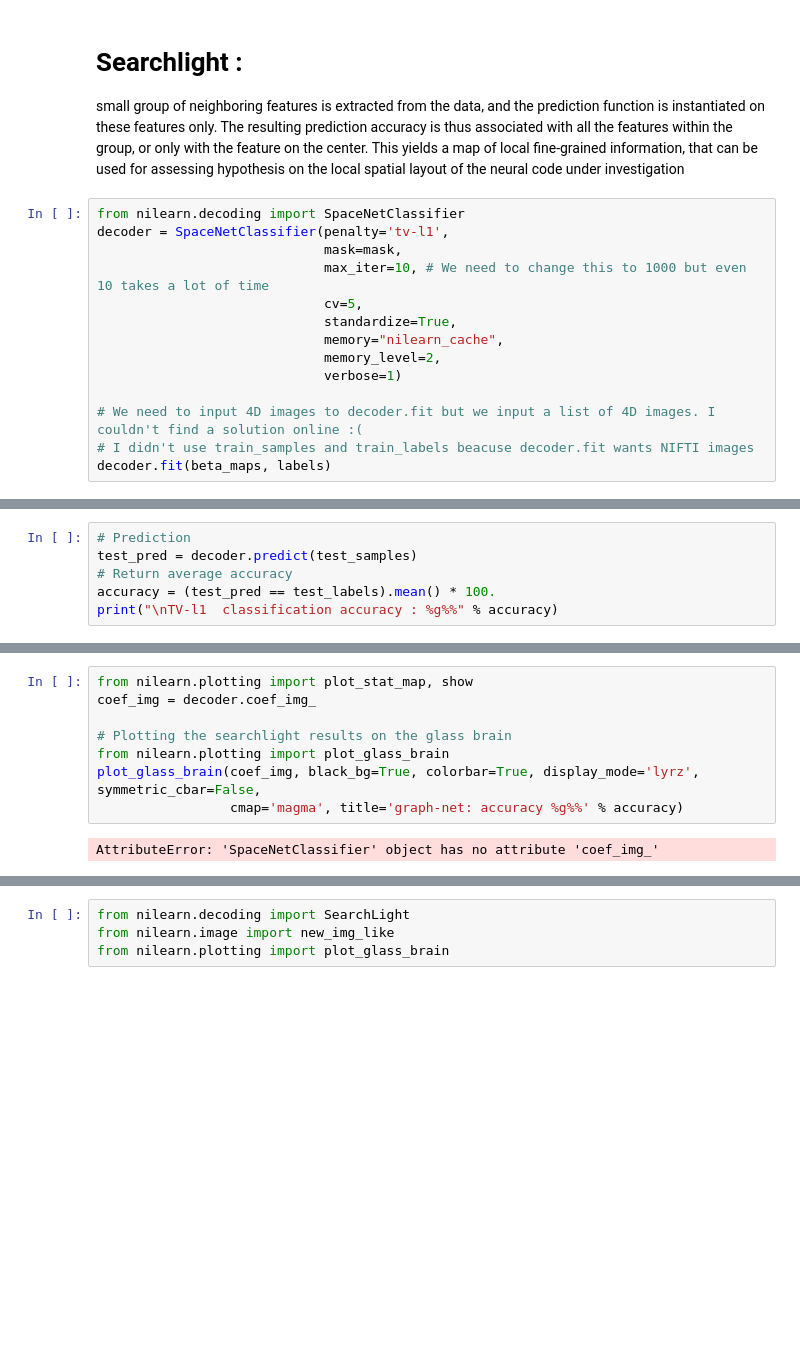
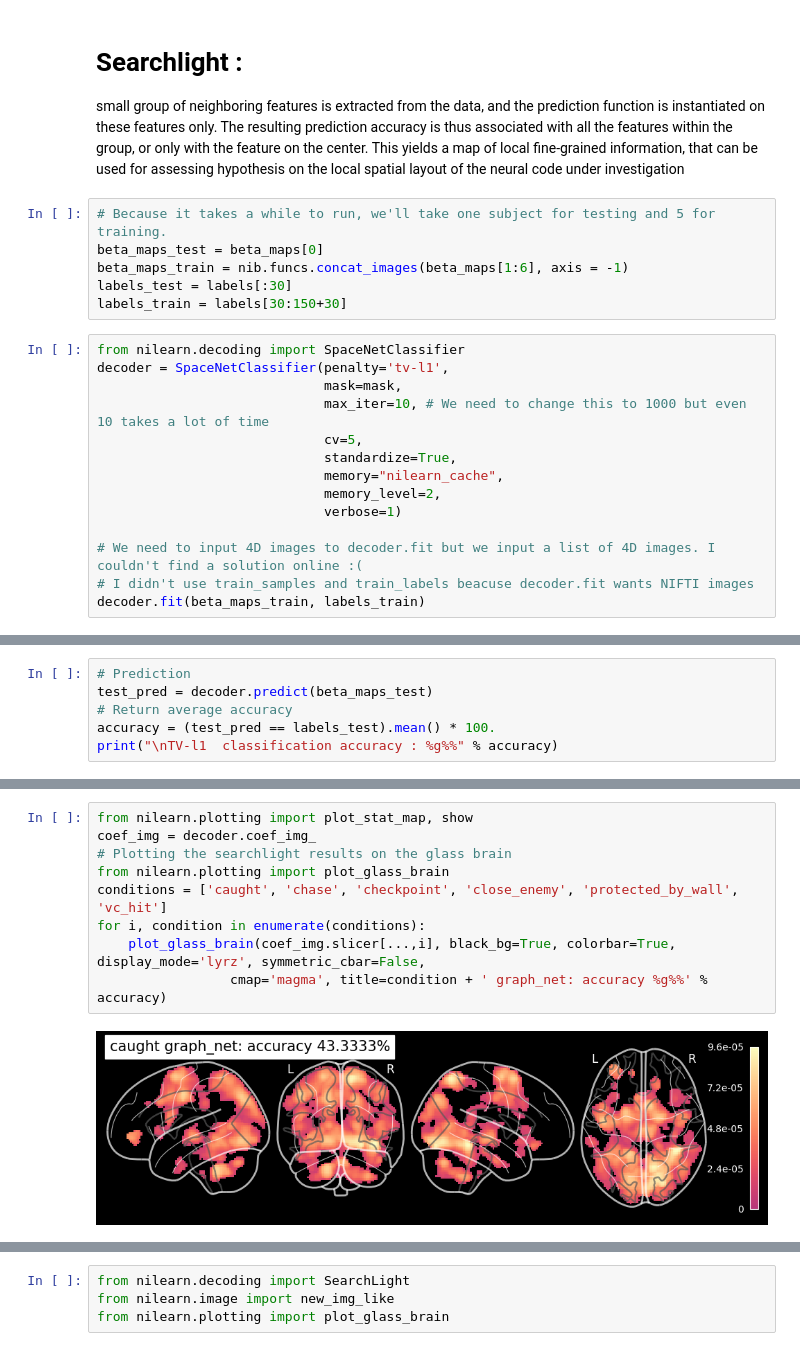
Before and after one commit to Alicia-max/MVPA_fMRI-Analysis, a Jupyter notebook: MVPA.ipynb, the cells around one changed output, grey strips where cells are left out. Saved outputs shown, nothing was run; the diff lists cells and outputs as text; blank space fills up the shorter version.

```diff
--- a/MVPA.ipynb
+++ b/MVPA.ipynb
@@ -300,6 +407,12 @@ for model, score in  dic_cv_scores.items():
 # %% [markdown]
 # Searchlight :
 small group of neighboring features is extracted from the data, and the prediction function is instantiated on these features only. The resulting prediction accuracy is thus associated with all the features within the group, or only with the feature on the center. This yields a map of local fine-grained information, that can be used for assessing hypothesis on the local spatial layout of the neural code under investigation
+# %%
+# Because it takes a while to run, we'll take one subject for testing and 5 for training.
+beta_maps_test = beta_maps[0]
+beta_maps_train = nib.funcs.concat_images(beta_maps[1:6], axis = -1)
+labels_test = labels[:30]
+labels_train = labels[30:150+30]
 # %%
 from nilearn.decoding import SpaceNetClassifier
 decoder = SpaceNetClassifier(penalty='tv-l1',
@@ -313,7 +426,7 @@ decoder = SpaceNetClassifier(penalty='tv-l1',
 
 # We need to input 4D images to decoder.fit but we input a list of 4D images. I couldn't find a solution online :(
 # I didn't use train_samples and train_labels beacuse decoder.fit wants NIFTI images
-decoder.fit(beta_maps, labels)
+decoder.fit(beta_maps_train, labels_train)
 # %% [output]
 [NiftiMasker.fit] Loading data from None
 [NiftiMasker.fit] Resampling mask
@@ -321,7 +441,7 @@ DimensionError: Input data has incompatible dimensionality: Expected dimension i
 # %%
 # Prediction
-test_pred = decoder.predict(test_samples)
+test_pred = decoder.predict(beta_maps_test)
 # Return average accuracy
-accuracy = (test_pred == test_labels).mean() * 100.
+accuracy = (test_pred == labels_test).mean() * 100.
 print("\nTV-l1  classification accuracy : %g%%" % accuracy)
 # %% [output]
@@ -330,10 +459,11 @@ TypeError: Data given cannot be loaded because it is not compatible with nibabel
 # %%
 from nilearn.plotting import plot_stat_map, show
 coef_img = decoder.coef_img_
-
 # Plotting the searchlight results on the glass brain
 from nilearn.plotting import plot_glass_brain
-plot_glass_brain(coef_img, black_bg=True, colorbar=True, display_mode='lyrz', symmetric_cbar=False,
-                 cmap='magma', title='graph-net: accuracy %g%%' % accuracy)
+conditions = ['caught', 'chase', 'checkpoint', 'close_enemy', 'protected_by_wall', 'vc_hit']
+for i, condition in enumerate(conditions):
+    plot_glass_brain(coef_img.slicer[...,i], black_bg=True, colorbar=True, display_mode='lyrz', symmetric_cbar=False,
+                 cmap='magma', title=condition + ' graph_net: accuracy %g%%' % accuracy)
 # %% [output]
-AttributeError: 'SpaceNetClassifier' object has no attribute 'coef_img_'
+[figure, added]
```
Also changed, not shown: parts of 14 cells of this notebook.
